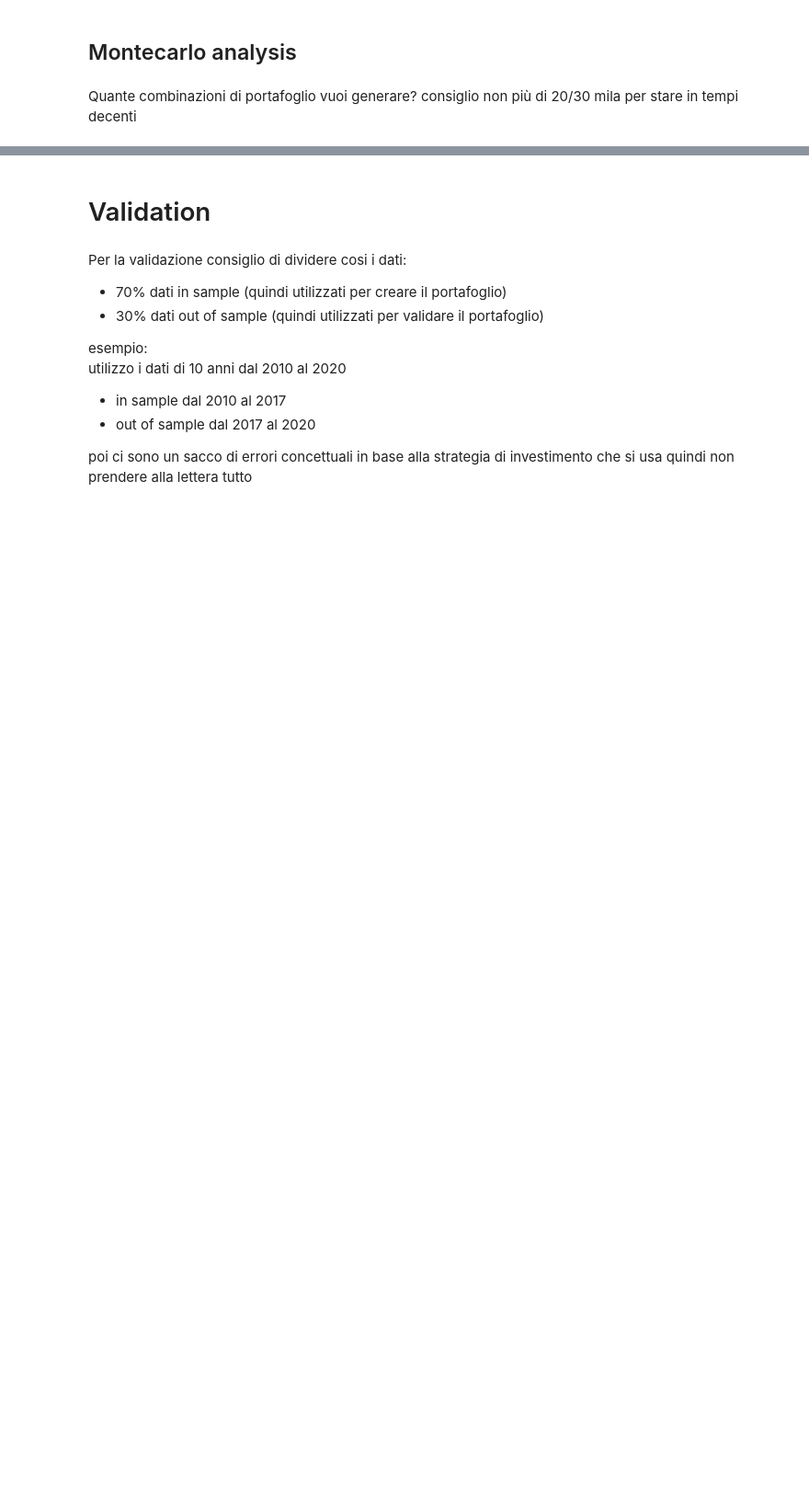
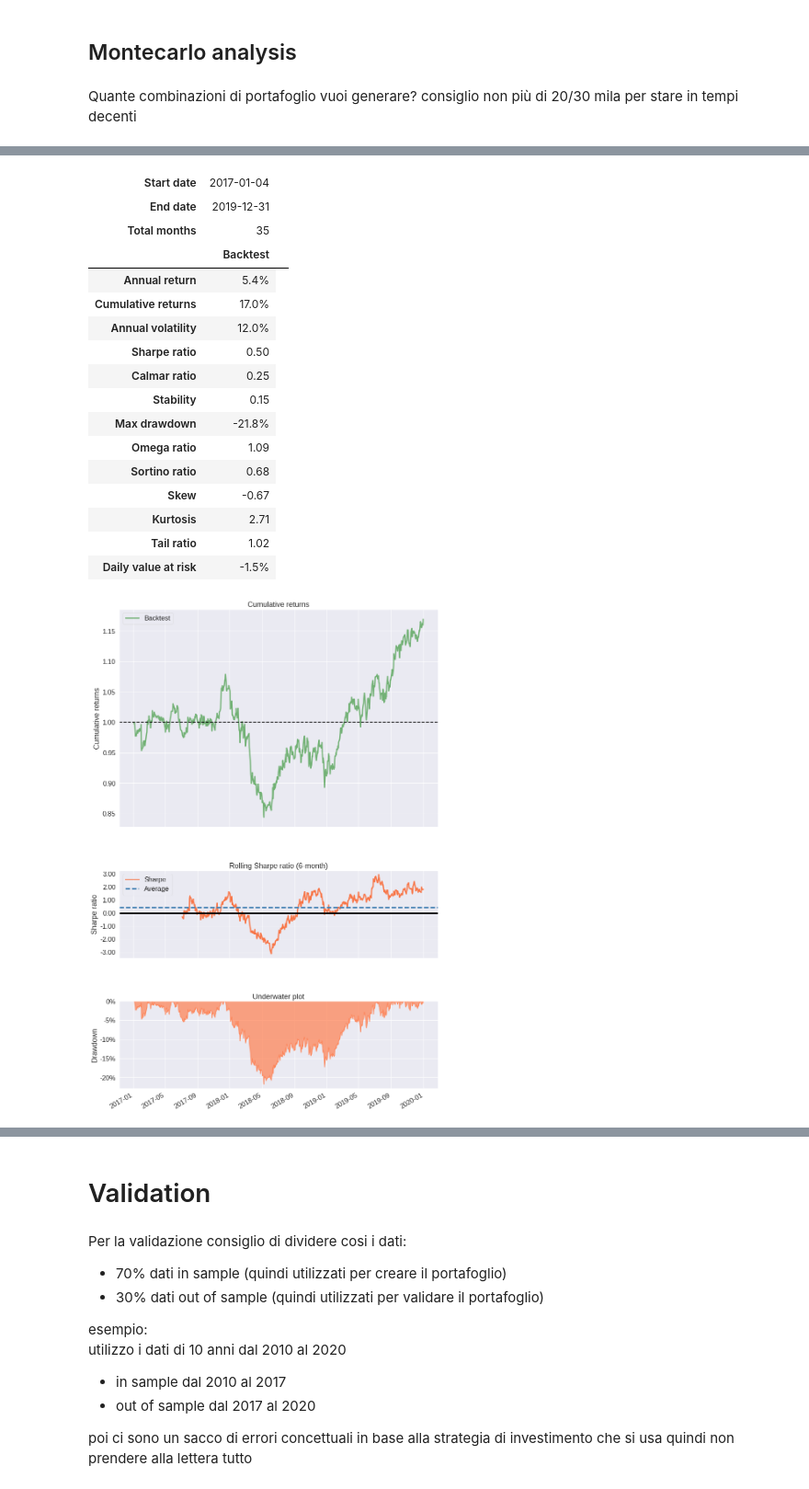
Before and after one commit to Gambi97/Portfolio-Optimization, a Jupyter notebook: Portfolio_management.ipynb, the cells around one changed output, grey strips where cells are left out. Shown at 92% size. Saved outputs shown, nothing was run; the diff lists cells and outputs as text; code cells hidden in the pictures; blank space fills up the shorter version.

```diff
--- a/Portfolio_management.ipynb
+++ b/Portfolio_management.ipynb
@@ -209,6 +230,19 @@ def portfolio_plot(pf_data, money_sharpe, money_vol):
     plt.style.use('seaborn-dark')
     p = somma.plot(grid=True, figsize=(10,6));
     return p
+# %%
+def analisys_sheet(pf_data,sharpe_portfolio):
+    weight_sharpe = np.array(sharpe_portfolio.iloc[:, 5:(len(assets)+5)])[0]
+    #weight_minvar = np.array(min_variance_port.iloc[:, 5:(len(assets)+5)])[0]
+
+    log_returns = pf_data.pct_change().dropna()
+
+    sharpe = pd.Series(np.dot(weight_sharpe, log_returns.T),
+                                      index=log_returns.index)
+    #vol = pd.Series(np.dot(weight_minvar, log_returns.T),
+                                      #index=log_returns.index)
+    pf.create_simple_tear_sheet(sharpe)
+    #pf.create_simple_tear_sheet(vol)
 # %% [markdown]
 Funzione utilizzata per la validazione
 # %%
@@ -324,0 +361,21 @@ portfolio_plot(pf_data, money_sharpe, money_vol);
+# %%
+analisys_sheet(pf_data,sharpe_portfolio)
+# %% [output]
+| Start date | 2017-01-04 |  |
+| End date | 2019-12-31 |  |
+| Total months | 35 |  |
+|  | Backtest |
+| Annual return | 5.4% |
+| Cumulative returns | 17.0% |
+| Annual volatility | 12.0% |
+| Sharpe ratio | 0.50 |
+| Calmar ratio | 0.25 |
+| Stability | 0.15 |
+| Max drawdown | -21.8% |
+| Omega ratio | 1.09 |
+| Sortino ratio | 0.68 |
+| Skew | -0.67 |
+| Kurtosis | 2.71 |
+| Tail ratio | 1.02 |
+| Daily value at risk | -1.5% |
+[figure, added]
```
Also changed, not shown: parts of 16 cells of this notebook.
